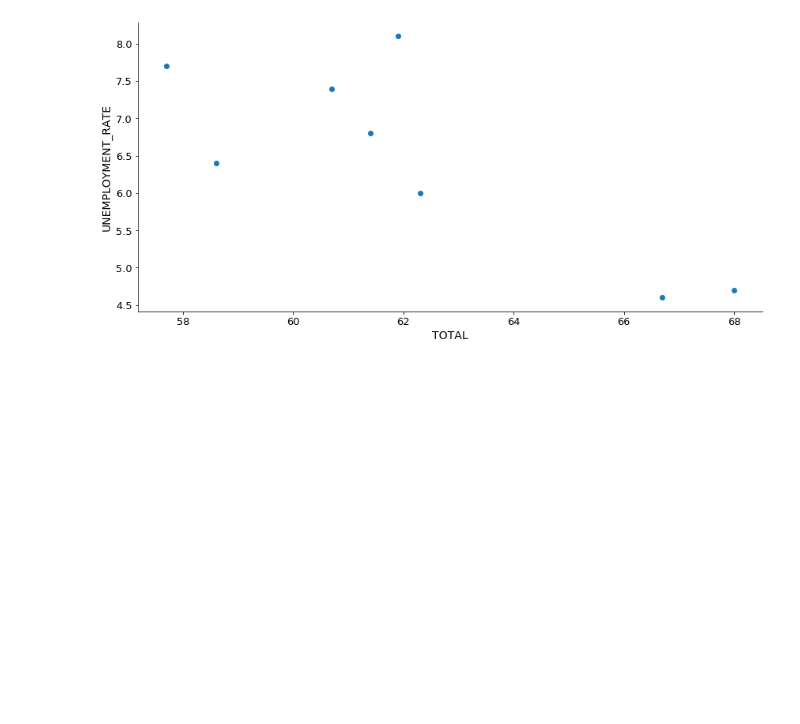
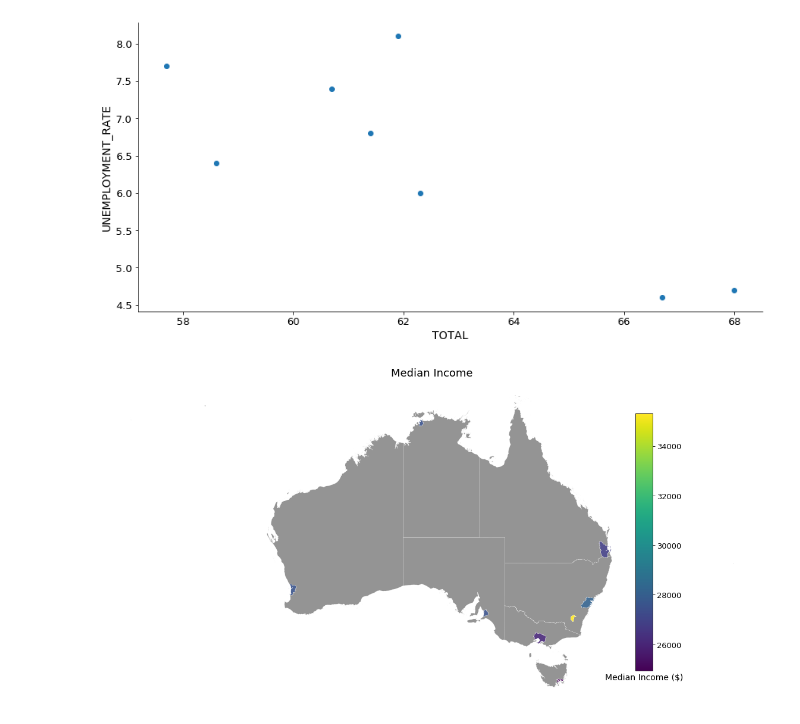
Before and after one commit to CameronChandler/cluster-cloud-assignment2, a Jupyter notebook: sample_data/Sample Graphs.ipynb, the cells around one changed output. Saved outputs shown, nothing was run; the diff lists cells and outputs as text; code cells hidden in the pictures; blank space fills up the shorter version.

Commit message:
Added States shapefile and plotting

```diff
--- a/sample_data/Sample Graphs.ipynb
+++ b/sample_data/Sample Graphs.ipynb
@@ -60,3 +66,52 @@ for col1 in ['MEDIAN_INCOME', 'UNEMPLOYMENT_RATE', 'TOTAL']:
 [figure]
 [figure]
 [figure]
+# %%
+loc_ids = pd.DataFrame({'AREA': ['Greater Sydney',
+                                'Greater Melbourne',
+                                'Greater Brisbane',
+                                'Greater Adelaide',
+                                'Greater Perth',
+                                'Greater Hobart',
+                                'Greater Darwin',
+                                'Australian Capital Territory'], 'ID': [1, 3, 4, 7, 8, 10, 13, 14]})
+if 'ID' not in data:
+    data = pd.merge(data, loc_ids, on='AREA')
+
+locs = shapefile.Reader('GCCSA_2016_AUST.shp')
+
+fig, ax = plt.subplots(figsize=(20, 10))
+
+x = 15
+for loc_id, loc in tqdm(enumerate(locs.iterShapes())):
+    if loc_id > x:
+        continue
+    BLUE, GREY = '#FFFFFF', '#888888'
+
+    norm = matplotlib.colors.Normalize(vmin=data.MEDIAN_INCOME.min(), vmax=data.MEDIAN_INCOME.max(), clip=True)
+    mapper = plt.cm.ScalarMappable(norm=norm, cmap=plt.cm.viridis)
+
+    # 2019
+    if loc_id in data.ID.values:
+        col = mcolors.to_hex(mapper.to_rgba(data[data.ID == loc_id]['MEDIAN_INCOME'].iloc[0]))
+    else:
+        col = GREY
+
+
+    ax.add_patch(PolygonPatch(loc, fc=col, ec=BLUE, alpha=0.9, zorder=10, linewidth=0.2))
+    ax.axis('scaled')
+
+ax.set_title('Median Income')
+ax.axis('off')
+
+
+left, bottom, width, height = 0.75, 0.2, 0.02, 0.6
+cbar_ax = fig.add_axes([left, bottom, width, height])
+fig.colorbar(mapper, cax=cbar_ax, orientation='vertical', cmap='viridis')
+cbar_ax.set_xlabel('Median Income ($)')
+
+
+#plt.savefig('./images/pickup_counts.png', dpi=fig.dpi*2, bbox_inches="tight")
+plt.show()
+# %% [output]
+[figure, added]
```
Also changed, not shown: parts of 1 cell of this notebook, 1 other file.
